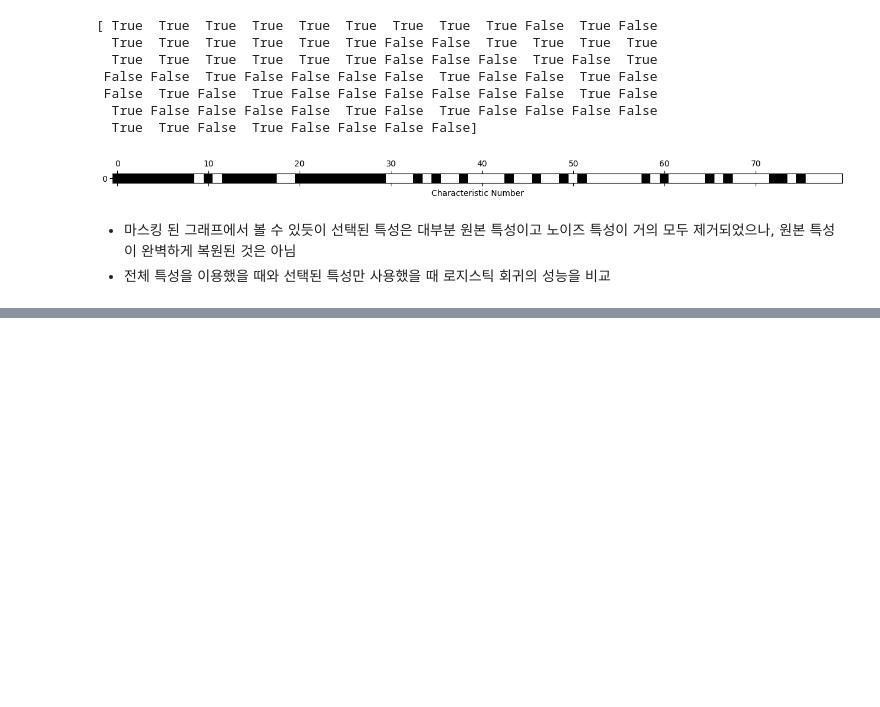
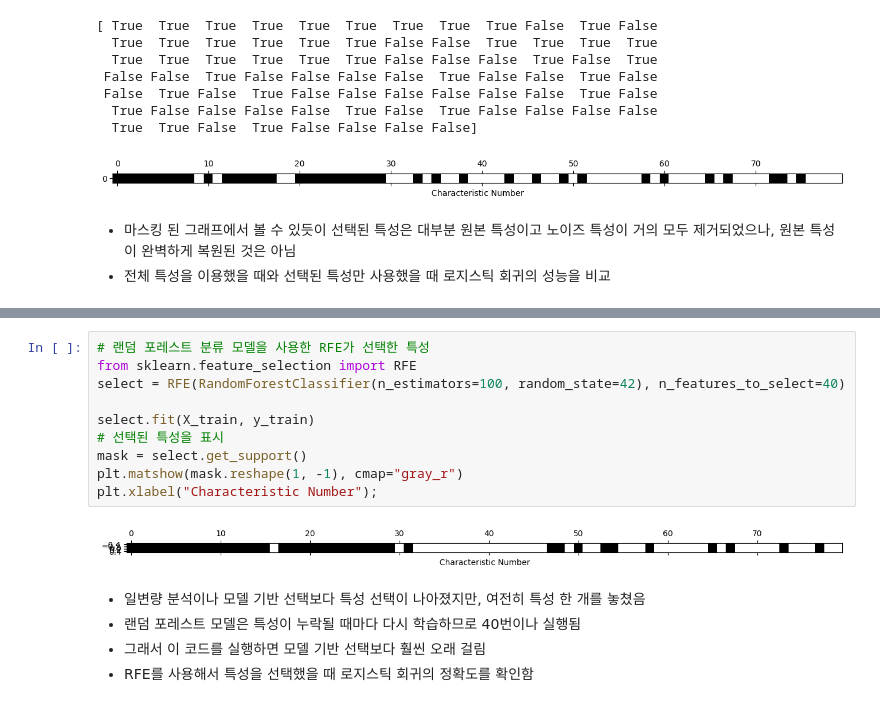
Before and after one commit to haribo09876/MachineLearning, a Jupyter notebook: 04. DataExpressionAndFeatureEngineering/01. DataExpressionAndFeatureEngineering.ipynb, the cells around one changed output, grey strips where cells are left out. Cells and saved outputs as stored; diff of their text form; blank space fills up the shorter version.

```diff
--- a/04. DataExpressionAndFeatureEngineering/01. DataExpressionAndFeatureEngineering.ipynb
+++ b/04. DataExpressionAndFeatureEngineering/01. DataExpressionAndFeatureEngineering.ipynb
@@ -806,0 +880,17 @@ plt.yticks([0]);
+# %%
+# 랜덤 포레스트 분류 모델을 사용한 RFE가 선택한 특성
+from sklearn.feature_selection import RFE
+select = RFE(RandomForestClassifier(n_estimators=100, random_state=42), n_features_to_select=40)
+
+select.fit(X_train, y_train)
+# 선택된 특성을 표시
+mask = select.get_support()
+plt.matshow(mask.reshape(1, -1), cmap="gray_r")
+plt.xlabel("Characteristic Number");
+# %% [output]
+[figure, added]
+# %% [markdown]
+- 일변량 분석이나 모델 기반 선택보다 특성 선택이 나아졌지만, 여전히 특성 한 개를 놓쳤음
+- 랜덤 포레스트 모델은 특성이 누락될 때마다 다시 학습하므로 40번이나 실행됨
+- 그래서 이 코드를 실행하면 모델 기반 선택보다 훨씬 오래 걸림
+- RFE를 사용해서 특성을 선택했을 때 로지스틱 회귀의 정확도를 확인함
```
Also changed, not shown: parts of 25 cells of this notebook.
